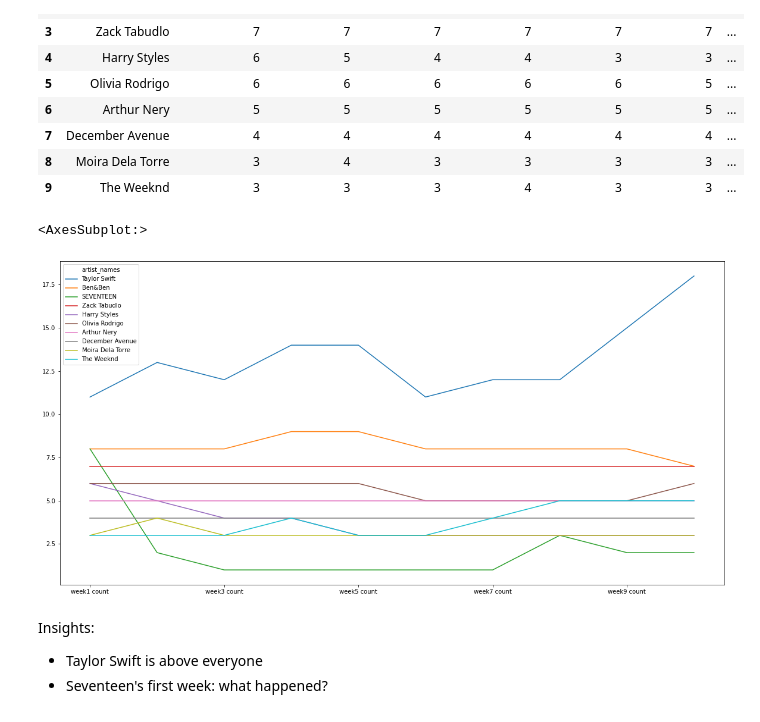
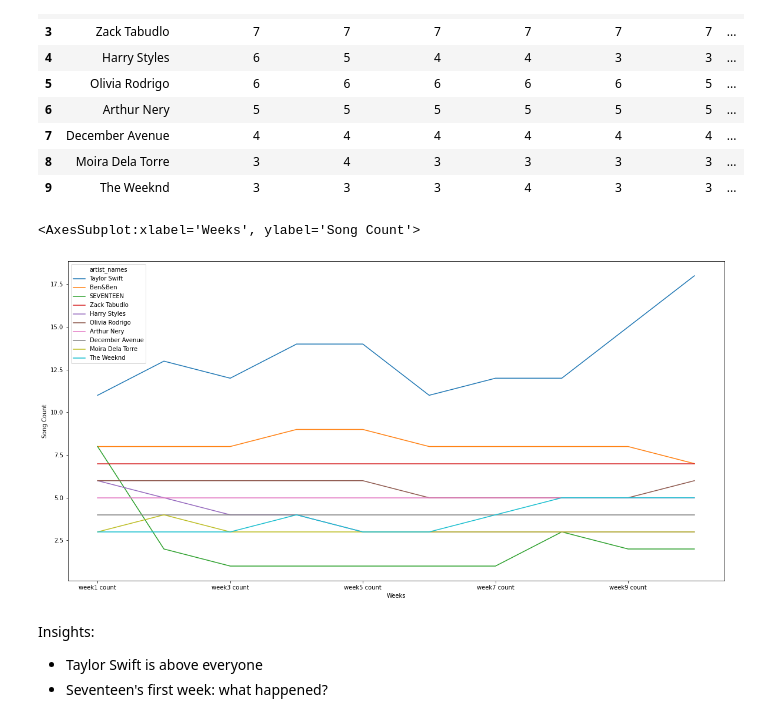
Before and after one commit to dlsucomet/aWit-trial, a Jupyter notebook: matcha.ipynb, the cells around one changed output. Saved outputs shown, nothing was run; the diff lists cells and outputs as text; code cells hidden in the pictures.

```diff
--- a/matcha.ipynb
+++ b/matcha.ipynb
@@ -293,11 +293,11 @@ artist_week1
 # %%
 artist_week1 = artist_week1.T
 artist_week1.columns = artist_week1.iloc[0]
 artist_week1 = artist_week1[1:]
-artist_week1.plot(figsize=(20,10))
+artist_week1.plot(ylabel='Song Count', xlabel='Weeks', figsize=(20,10))
 # %% [output]
-<AxesSubplot:>
+<AxesSubplot:xlabel='Weeks', ylabel='Song Count'>
-[figure, old version]
+[figure, new version]
 # %% [markdown]
 Insights:
 - Taylor Swift is above everyone
```
Also changed, not shown: parts of 13 cells of this notebook.
